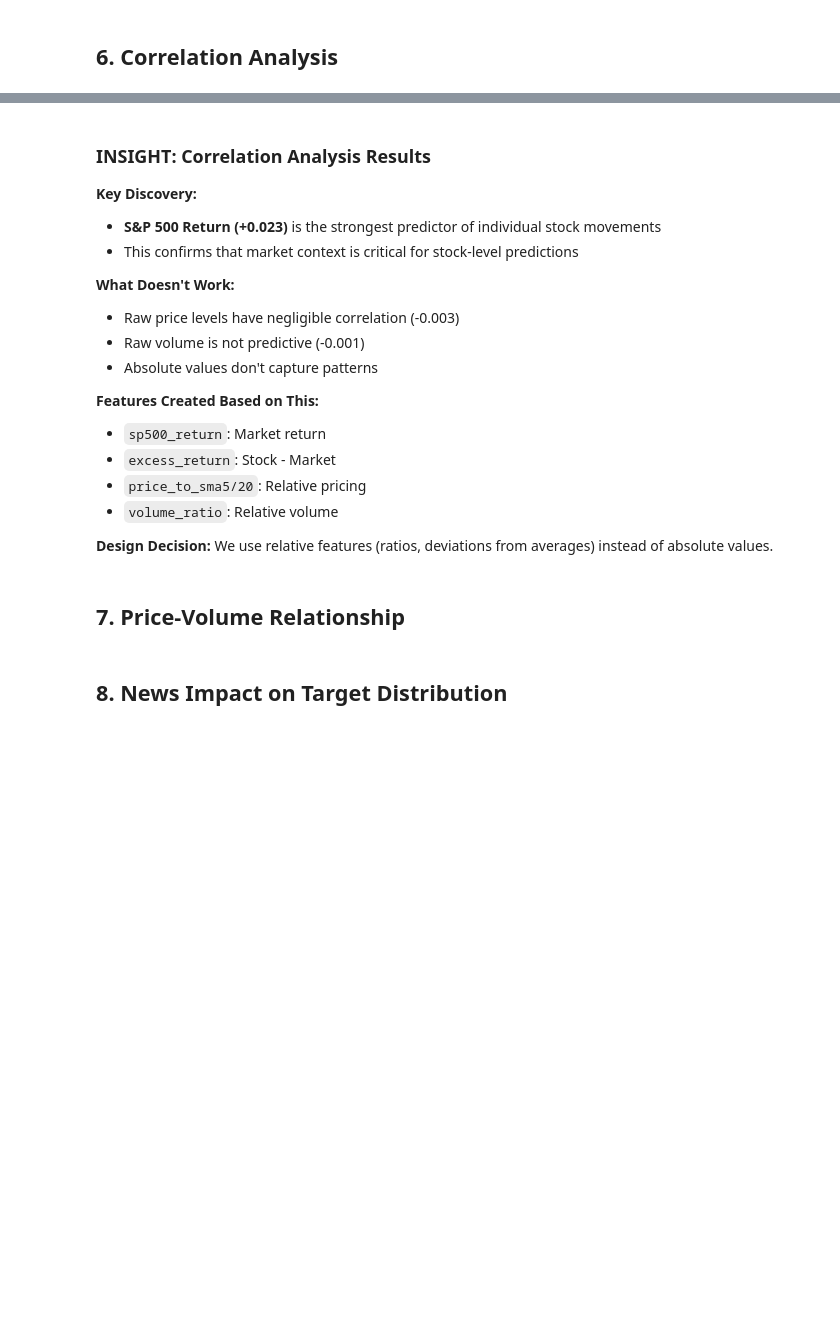
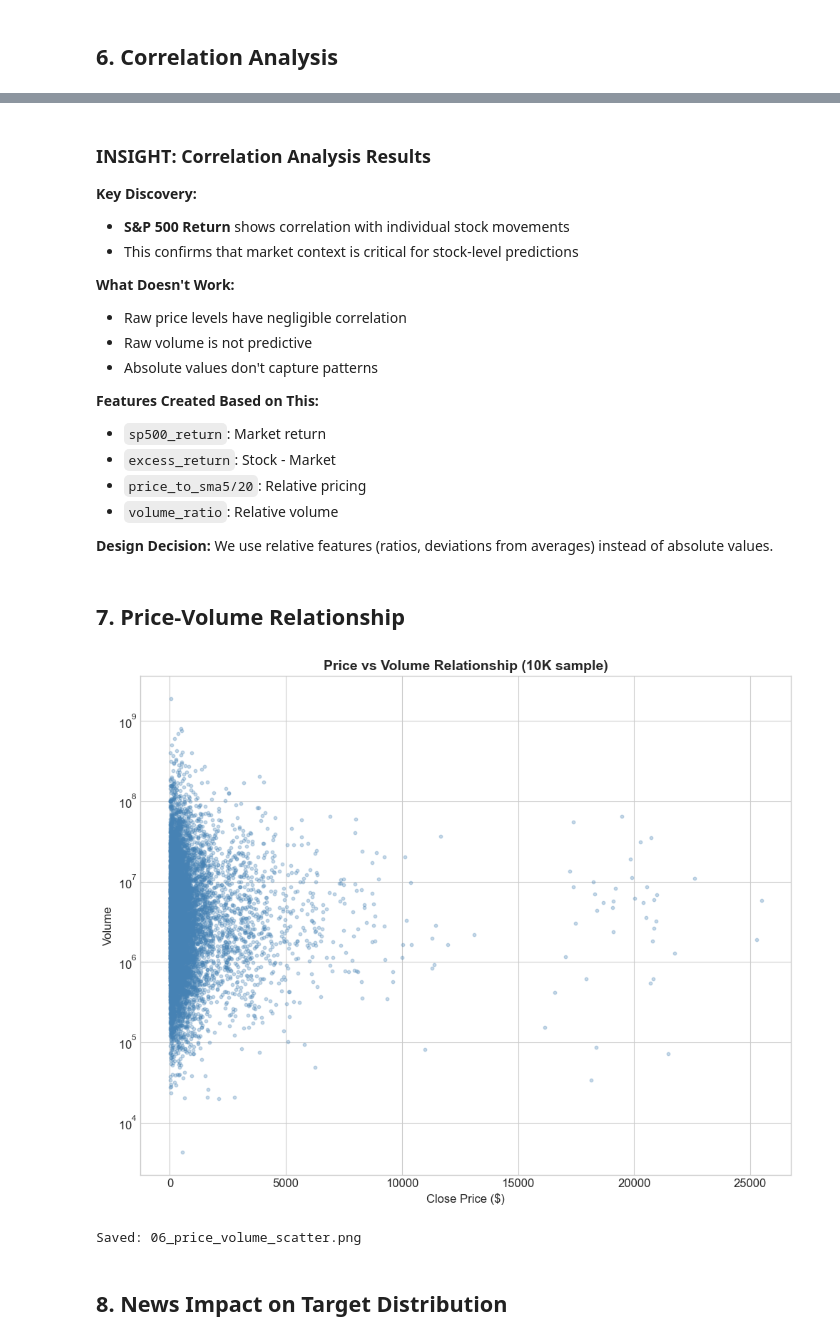
Before and after one commit to harsh5559/DSC288_Capstone, a Jupyter notebook: notebooks/01_EDA.ipynb, the cells around one changed output, grey strips where cells are left out. Cells and saved outputs as stored; diff of their text form; code cells hidden in the pictures; blank space fills up the shorter version.

```diff
--- a/notebooks/01_EDA.ipynb
+++ b/notebooks/01_EDA.ipynb
@@ -348,12 +562,12 @@ print("Saved: 05_correlation_matrix.png")
 ### INSIGHT: Correlation Analysis Results
 
 **Key Discovery:**
-- **S&P 500 Return (+0.023)** is the strongest predictor of individual stock movements
+- **S&P 500 Return** shows correlation with individual stock movements
 - This confirms that market context is critical for stock-level predictions
 
 **What Doesn't Work:**
-- Raw price levels have negligible correlation (-0.003)
-- Raw volume is not predictive (-0.001)
+- Raw price levels have negligible correlation
+- Raw volume is not predictive
 - Absolute values don't capture patterns
 
 **Features Created Based on This:**
@@ -368,25 +582,24 @@ print("Saved: 05_correlation_matrix.png")
 # %%
 # Price-Volume scatter plot
 fig, ax = plt.subplots(figsize=(10, 8))
 
 # Sample for visualization
 sample = df.sample(n=min(10000, len(df)), random_state=42)
 
 scatter = ax.scatter(sample['close'], sample['volume'],
                      alpha=0.3, c='steelblue', s=10)
 ax.set_xlabel('Close Price ($)', fontsize=12)
 ax.set_ylabel('Volume', fontsize=12)
 ax.set_title('Price vs Volume Relationship (10K sample)', fontsize=14, fontweight='bold')
 ax.set_yscale('log')
 
-# Add trend line
-z = np.polyfit(sample['close'], np.log10(sample['volume'] + 1), 1)
-p = np.poly1d(z)
-
 plt.tight_layout()
 plt.savefig(output_dir / '06_price_volume_scatter.png', dpi=150, bbox_inches='tight')
 plt.show()
 print("Saved: 06_price_volume_scatter.png")
+# %% [output]
+[figure, added]
+Saved: 06_price_volume_scatter.png
 # %% [markdown]
 ## 8. News Impact on Target Distribution
 # %%
```
Also changed, not shown: parts of 32 cells of this notebook, 9 other files.
